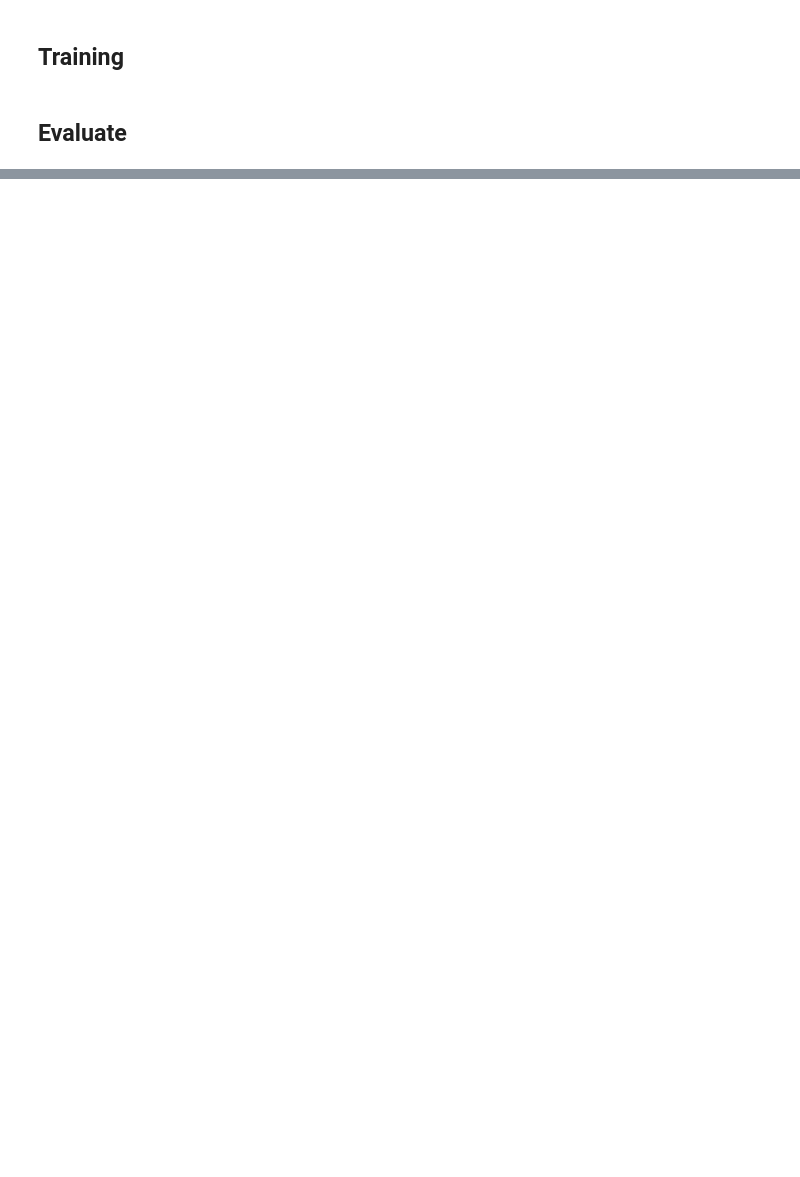
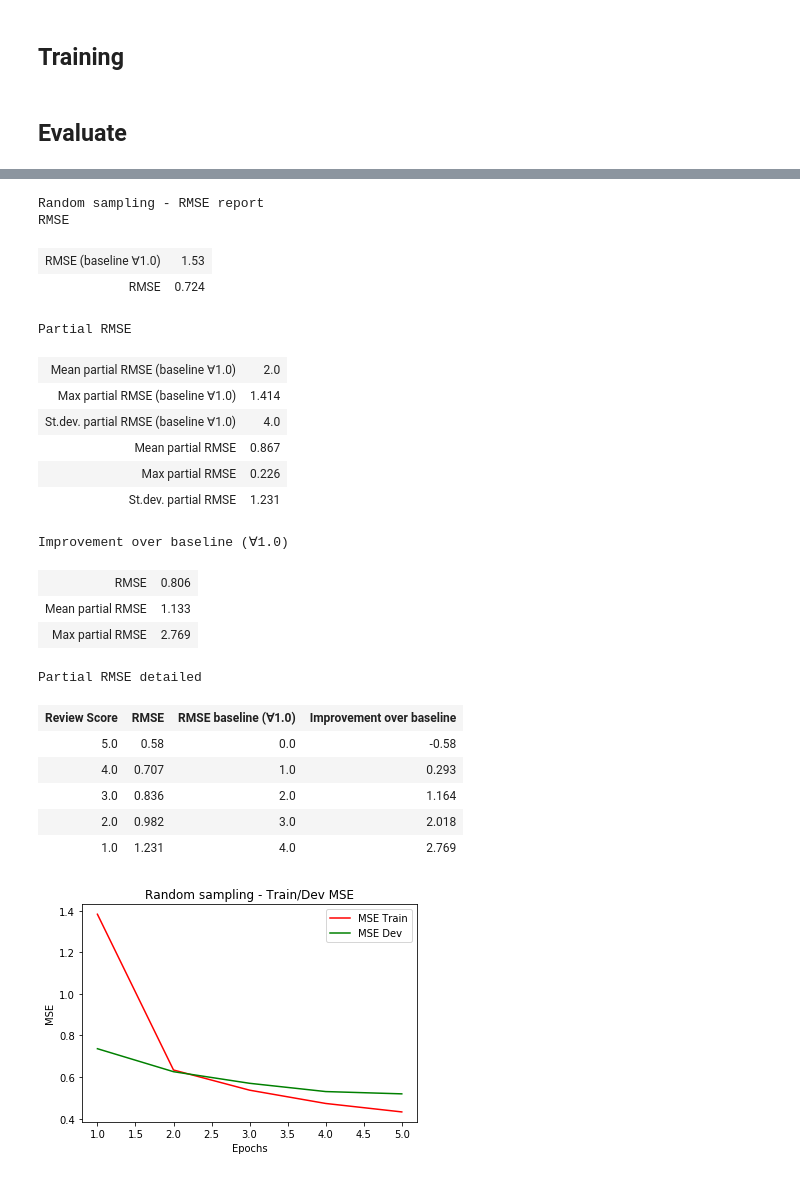
Before and after one commit to matejkvassay/test, a Jupyter notebook: nb/1_text_processing/E1_undersampling.ipynb, the cells around one changed output, grey strips where cells are left out. Saved outputs shown, nothing was run; the diff lists cells and outputs as text; code cells hidden in the pictures; blank space fills up the shorter version.

```diff
--- a/nb/1_text_processing/E1_undersampling.ipynb
+++ b/nb/1_text_processing/E1_undersampling.ipynb
@@ -56,4 +58,4 @@ def tfidf_predict(vectorizer,dataset, apply_norm=True):
     return features
 # %%
 %%time
-vectorizer=tfidf_train(train,max_features=100000,max_df=0.99,)
+vectorizer=tfidf_train(train,max_features=100000,ngram_range=(1,2),max_df=0.99,lowercase=True,use_idf=False)
@@ -124,7 +133,8 @@ def train_model(batch_size=100, epochs=5, sampler_cls=UnderSampler):
         K.layers.Dense(1,activation='linear'),
         K.layers.Activation('linear'),
     ])
-    model.compile(optimizer='adam',loss='mean_squared_error',metrics=['mean_squared_error'])
+    opt=K.optimizers.Adam(lr=0.02, amsgrad=True)
+    model.compile(optimizer=opt,loss='mean_squared_error')
     sampler=sampler_cls(X_train,y_train,batch_size=batch_size)
     model.fit_generator(sampler, shuffle=False, epochs=epochs, validation_data=(X_dev.todense(),y_dev))
     return model
@@ -143,17 +153,27 @@ def plot_history(model,title):
     plt.legend()
     plt.show()
 
+def plot_history_double(history1, history2, name1, name2, title):
+    loss1 = history1.history['loss']
+    val_loss1 = history1.history['val_loss']
+    epochs1 = range(1, len(loss1) + 1)
+    loss2 = history2.history['loss']
+    val_loss2 = history2.history['val_loss']
+    epochs2 = range(1, len(loss1) + 1)
+    plt.plot(epochs1, loss1, color='red', label='{}: MSE Train'.format(name1))
+    plt.plot(epochs1, val_loss1, color='orange', label='{}: MSE Dev'.format(name1))
+    plt.plot(epochs2, loss2, color='blue', label='{}: MSE Train'.format(name2))
+    plt.plot(epochs2, val_loss2, color='green', label='{}: MSE Dev'.format(name2))
+    plt.title(title)
+    plt.xlabel('Epochs')
+    plt.ylabel('MSE')
+    plt.legend()
+    plt.show()
+
+
+
 def rmse(y_true,y_pred):
     return sqrt(mean_squared_error(y_true,y_pred))
-
-def rmse_partial(y_true, y_pred):
-    all_scores=list(set(y_true))
-    y_true_dict={x:[] for x in all_scores}
-    y_pred_dict={x:[] for x in all_scores}
-    for i, score in enumerate(y_true):
-        y_true_dict[score].append(score)
-        y_pred_dict[score].append(y_pred[i])
-    return {score: rmse(y_true_dict[score],y_pred_dict[score]) for score in all_scores}
 
 def rmse_partial_avg(y_true, y_pred):
     rmse_dict=rmse_partial(y_true,y_pred)
@@ -164,6 +184,15 @@ def rmse_partial_max(y_true, y_pred):
     rmse_dict=rmse_partial(y_true,y_pred)
     values=list(rmse_dict.values())
     return np.max(values)
+
+def rmse_partial(y_true, y_pred):
+    all_scores=list(set(y_true))
+    y_true_dict={x:[] for x in all_scores}
+    y_pred_dict={x:[] for x in all_scores}
+    for i, score in enumerate(y_true):
+        y_true_dict[score].append(score)
+        y_pred_dict[score].append(y_pred[i])
+    return {score: rmse(y_true_dict[score],y_pred_dict[score]) for score in all_scores}
 
 def rmse_report(y_true,y_pred,round_decimals=3, title='RMSE report'):
     def ar(x):
@@ -302,5 +331,7 @@ def experiment(sampling_cls,epochs,batch_size,name):
     y_pred_dev=model.predict(X_dev)
     rmse_report(y_dev,y_pred_dev,title='{} - RMSE report'.format(name))
     plot_history(model,title='{} - Train/Dev MSE'.format(name))
+    return model.history
 # %%
-experiment(sampling_cls=RandomSampler,epochs=5,batch_size=100,name='Random sampling')
+history1=experiment(sampling_cls=RandomSampler,epochs=5,batch_size=1000,name='Random sampling')
+# %% [output]
@@ -307 +352,24 @@ experiment(sampling_cls=RandomSampler,epochs=5,batch_size=100,name='Random sampl
+Random sampling - RMSE report
+RMSE
+| RMSE (baseline ∀1.0) | 1.53 |
+| RMSE | 0.724 |
+Partial RMSE
+| Mean partial RMSE (baseline ∀1.0) | 2.0 |
+| Max partial RMSE (baseline ∀1.0) | 1.414 |
+| St.dev. partial RMSE (baseline ∀1.0) | 4.0 |
+| Mean partial RMSE | 0.867 |
+| Max partial RMSE | 0.226 |
+| St.dev. partial RMSE | 1.231 |
+Improvement over baseline (∀1.0)
+| RMSE | 0.806 |
+| Mean partial RMSE | 1.133 |
+| Max partial RMSE | 2.769 |
+Partial RMSE detailed
+| Review Score | RMSE | RMSE baseline (∀1.0) | Improvement over baseline |
+| 5.0 | 0.58 | 0.0 | -0.58 |
+| 4.0 | 0.707 | 1.0 | 0.293 |
+| 3.0 | 0.836 | 2.0 | 1.164 |
+| 2.0 | 0.982 | 3.0 | 2.018 |
+| 1.0 | 1.231 | 4.0 | 2.769 |
+[figure, added]
 # %%
```
Also changed, not shown: parts of 11 cells of this notebook.
